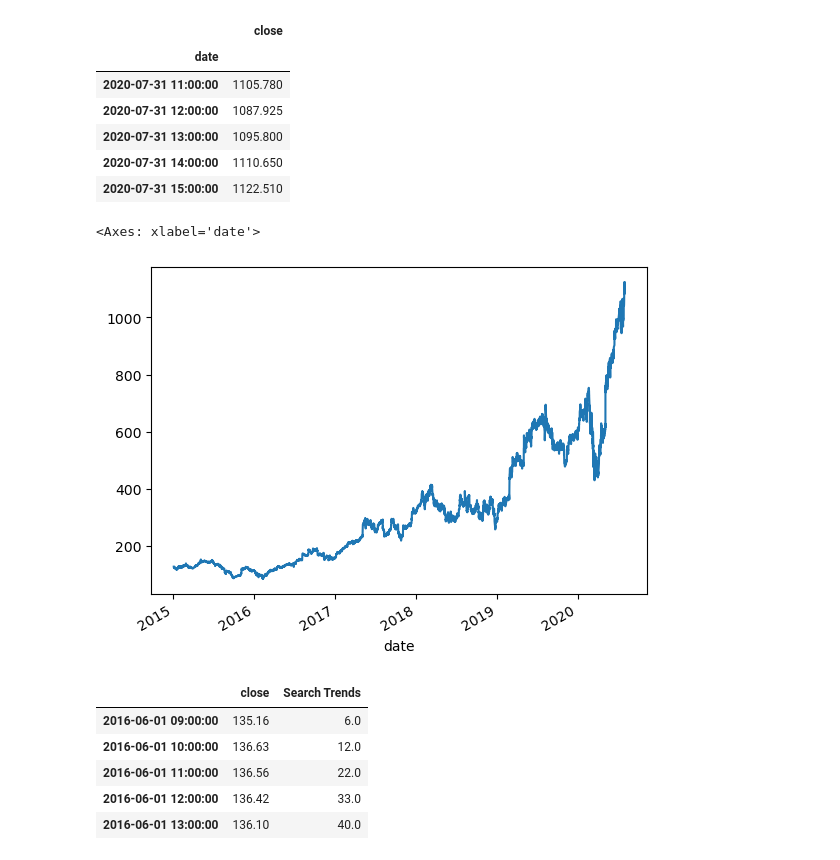
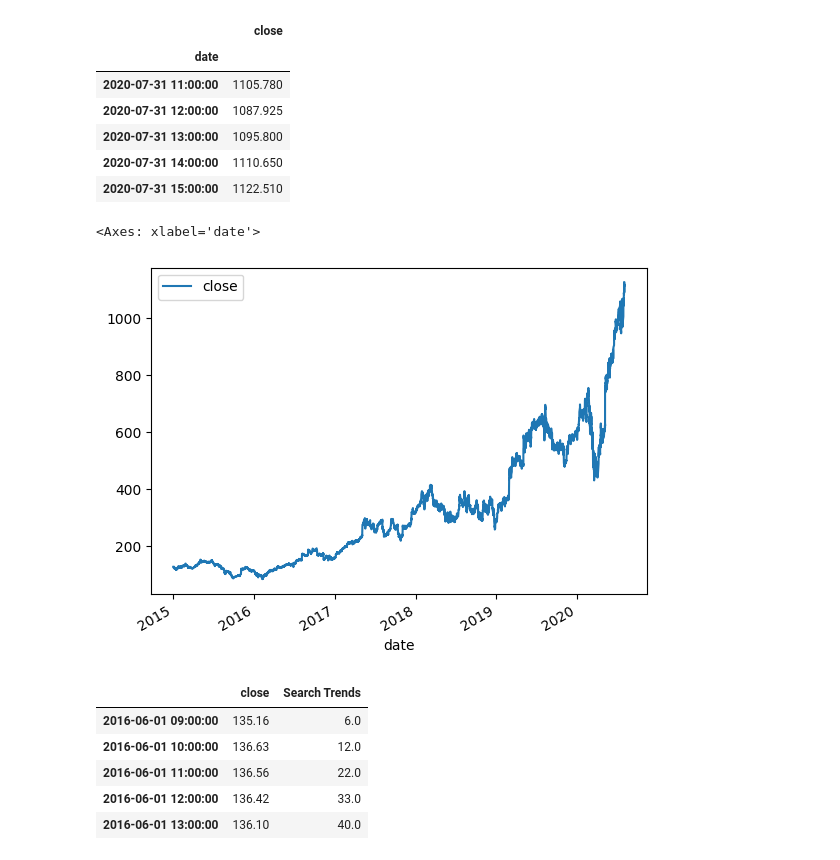
Before and after one commit to FurrowSam/Google-Search-Trend-Predictions-with-Prophet, a Jupyter notebook: forecasting_net_prophet.ipynb, the cells around one changed output. Drawn from its saved outputs; the diff is of its cells as text; code cells hidden in the pictures.

```diff
--- a/forecasting_net_prophet.ipynb
+++ b/forecasting_net_prophet.ipynb
@@ -240,9 +233,10 @@ display(df_mercado_stock.tail())
 | 2020-07-31 15:00:00 | 1122.510 |
 # %%
 # Visualize the closing price of the df_mercado_stock DataFrame
+df_mercado_stock.plot()
 # %% [output]
 <Axes: xlabel='date'>
-[figure, old version]
+[figure, new version]
 # %%
 # Concatenate the df_mercado_stock DataFrame with the df_mercado_trends DataFrame
 # Concatenate the DataFrame by columns (axis=1), and drop and rows with only one column of data
```
Also changed, not shown: parts of 21 cells of this notebook.
